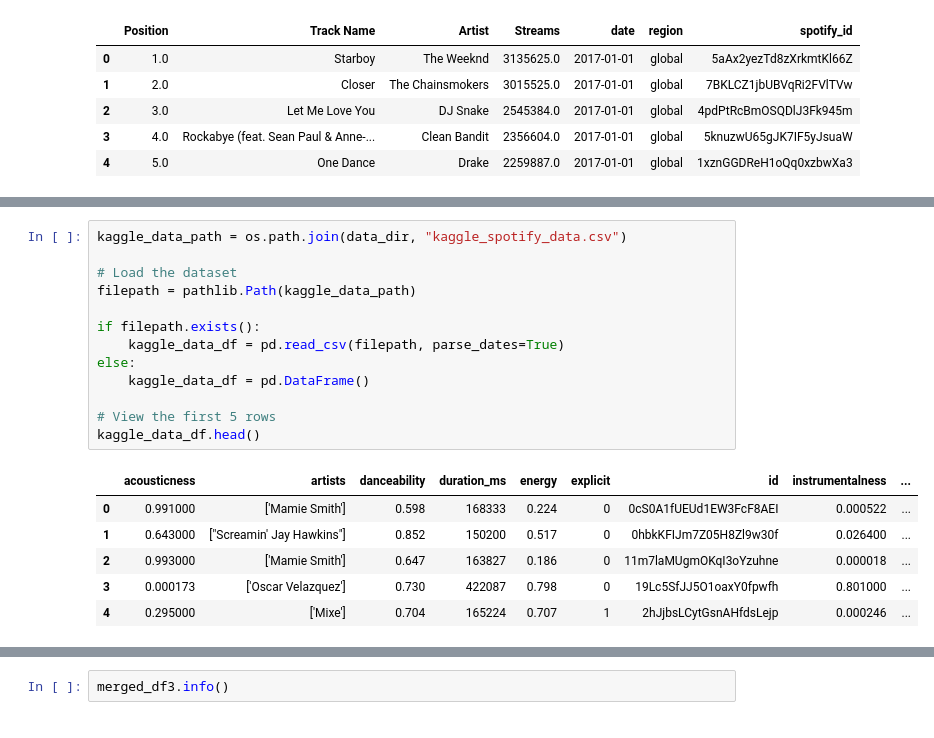
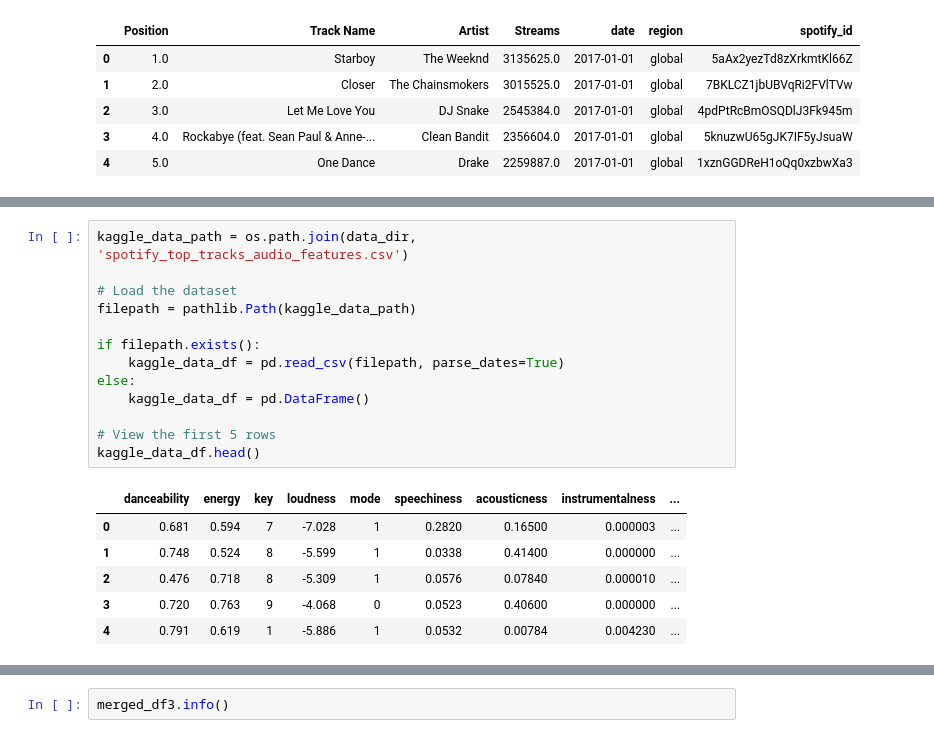
Before and after one commit to radroid/data_1202_group_project, a Jupyter notebook: notebooks/Data Processing 2.ipynb, the cells around one changed output, grey strips where cells are left out. Saved outputs shown, nothing was run; the diff lists cells and outputs as text.

```diff
--- a/notebooks/Data Processing 2.ipynb
+++ b/notebooks/Data Processing 2.ipynb
@@ -72,25 +72,25 @@ Data columns (total 7 columns):
 dtypes: datetime64[ns](1), float64(2), object(4)
 memory usage: 111.1+ MB
 # %%
-kaggle_data_path = os.path.join(data_dir, "kaggle_spotify_data.csv")
+kaggle_data_path = os.path.join(data_dir, 'spotify_top_tracks_audio_features.csv')
 
 # Load the dataset
 filepath = pathlib.Path(kaggle_data_path)
 
 if filepath.exists():
     kaggle_data_df = pd.read_csv(filepath, parse_dates=True)
 else:
     kaggle_data_df = pd.DataFrame()
 
 # View the first 5 rows
 kaggle_data_df.head()
 # %% [output]
-|  | acousticness | artists | danceability | duration_ms | energy | explicit | id | instrumentalness | ... |
-| 0 | 0.991000 | ['Mamie Smith'] | 0.598 | 168333 | 0.224 | 0 | 0cS0A1fUEUd1EW3FcF8AEI | 0.000522 | ... |
-| 1 | 0.643000 | ["Screamin' Jay Hawkins"] | 0.852 | 150200 | 0.517 | 0 | 0hbkKFIJm7Z05H8Zl9w30f | 0.026400 | ... |
-| 2 | 0.993000 | ['Mamie Smith'] | 0.647 | 163827 | 0.186 | 0 | 11m7laMUgmOKqI3oYzuhne | 0.000018 | ... |
-| 3 | 0.000173 | ['Oscar Velazquez'] | 0.730 | 422087 | 0.798 | 0 | 19Lc5SfJJ5O1oaxY0fpwfh | 0.801000 | ... |
-| 4 | 0.295000 | ['Mixe'] | 0.704 | 165224 | 0.707 | 1 | 2hJjbsLCytGsnAHfdsLejp | 0.000246 | ... |
+|  | danceability | energy | key | loudness | mode | speechiness | acousticness | instrumentalness | ... |
+| 0 | 0.681 | 0.594 | 7 | -7.028 | 1 | 0.2820 | 0.16500 | 0.000003 | ... |
+| 1 | 0.748 | 0.524 | 8 | -5.599 | 1 | 0.0338 | 0.41400 | 0.000000 | ... |
+| 2 | 0.476 | 0.718 | 8 | -5.309 | 1 | 0.0576 | 0.07840 | 0.000010 | ... |
+| 3 | 0.720 | 0.763 | 9 | -4.068 | 0 | 0.0523 | 0.40600 | 0.000000 | ... |
+| 4 | 0.791 | 0.619 | 1 | -5.886 | 1 | 0.0532 | 0.00784 | 0.004230 | ... |
 # %%
 merged_df = pd.merge(data_df, kaggle_data_df, left_on="spotify_id", right_on="id")
 merged_df.head()
```
Also changed, not shown: parts of 8 cells of this notebook.
